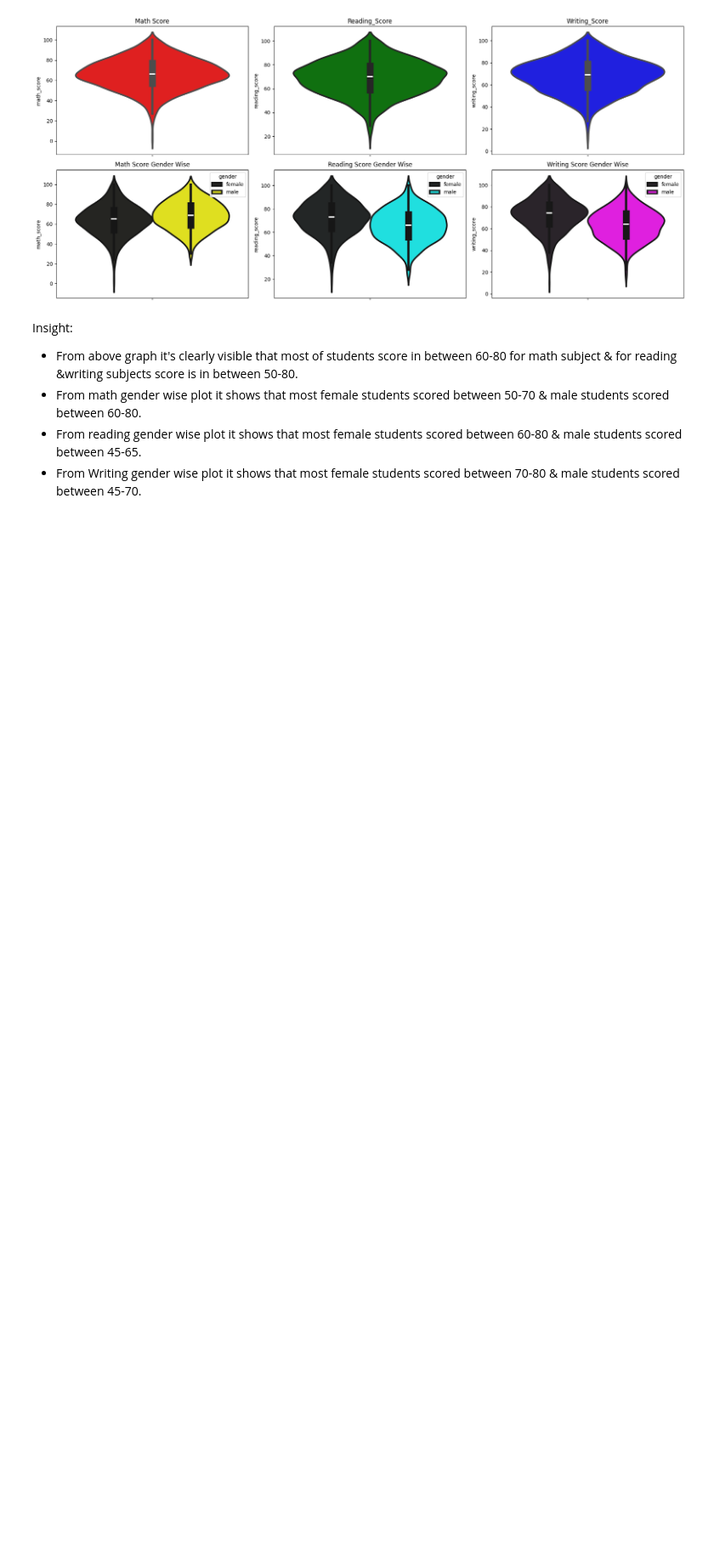
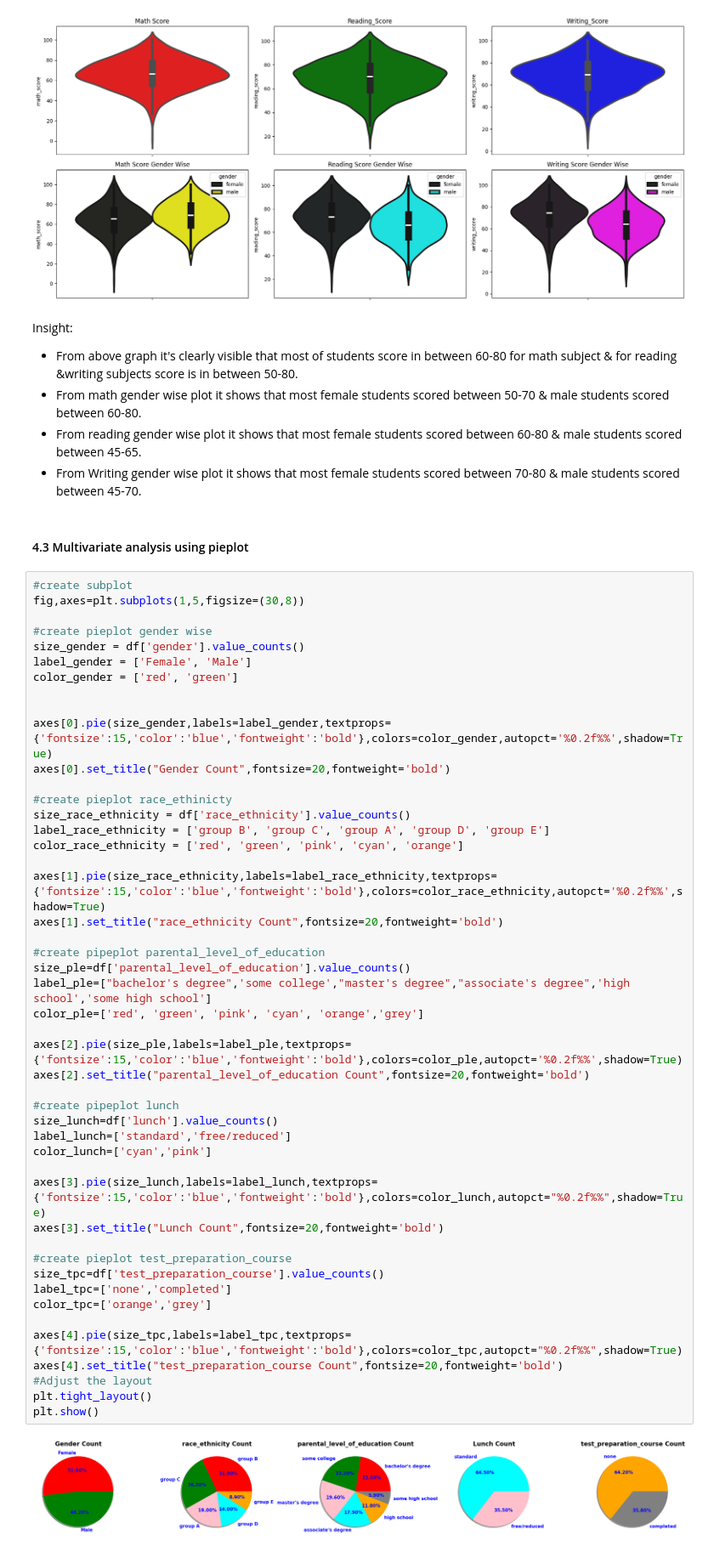
Before and after one commit to RahulHattaragi96/ML_Project_1, a Jupyter notebook: notebook/EDA STUDENT PERFORMANCE.ipynb, the cells around one changed output. Shown at 85% size. Drawn from its saved outputs; the diff is of its cells as text; blank space fills up the shorter version.

```diff
--- a/notebook/EDA STUDENT PERFORMANCE.ipynb
+++ b/notebook/EDA STUDENT PERFORMANCE.ipynb
@@ -396,3 +396,54 @@ Insight:
 * From math gender wise plot it shows that most female students scored between 50-70 & male students scored between 60-80.
 * From reading gender wise plot it shows that most female students scored between 60-80 & male students scored between 45-65.
 * From Writing gender wise plot it shows that most female students scored between 70-80 & male students scored between 45-70.
+# %% [markdown]
+#### 4.3 Multivariate analysis using pieplot
+# %%
+#create subplot
+fig,axes=plt.subplots(1,5,figsize=(30,8))
+
+#create pieplot gender wise
+size_gender = df['gender'].value_counts()
+label_gender = ['Female', 'Male']
+color_gender = ['red', 'green']
+
+
+axes[0].pie(size_gender,labels=label_gender,textprops={'fontsize':15,'color':'blue','fontweight':'bold'},colors=color_gender,autopct='%0.2f%%',shadow=True)
+axes[0].set_title("Gender Count",fontsize=20,fontweight='bold')
+
+#create pieplot race_ethinicty
+size_race_ethnicity = df['race_ethnicity'].value_counts()
+label_race_ethnicity = ['group B', 'group C', 'group A', 'group D', 'group E']
+color_race_ethnicity = ['red', 'green', 'pink', 'cyan', 'orange']
+
+axes[1].pie(size_race_ethnicity,labels=label_race_ethnicity,textprops={'fontsize':15,'color':'blue','fontweight':'bold'},colors=color_race_ethnicity,autopct='%0.2f%%',shadow=True)
+axes[1].set_title("race_ethnicity Count",fontsize=20,fontweight='bold')
+
+#create pipeplot parental_level_of_education
+size_ple=df['parental_level_of_education'].value_counts()
+label_ple=["bachelor's degree",'some college',"master's degree","associate's degree",'high school','some high school']
+color_ple=['red', 'green', 'pink', 'cyan', 'orange','grey']
+
+axes[2].pie(size_ple,labels=label_ple,textprops={'fontsize':15,'color':'blue','fontweight':'bold'},colors=color_ple,autopct='%0.2f%%',shadow=True)
+axes[2].set_title("parental_level_of_education Count",fontsize=20,fontweight='bold')
+
+#create pipeplot lunch
+size_lunch=df['lunch'].value_counts()
+label_lunch=['standard','free/reduced']
+color_lunch=['cyan','pink']
+
+axes[3].pie(size_lunch,labels=label_lunch,textprops={'fontsize':15,'color':'blue','fontweight':'bold'},colors=color_lunch,autopct="%0.2f%%",shadow=True)
+axes[3].set_title("Lunch Count",fontsize=20,fontweight='bold')
+
+#create pieplot test_preparation_course
+size_tpc=df['test_preparation_course'].value_counts()
+label_tpc=['none','completed']
+color_tpc=['orange','grey']
+
+axes[4].pie(size_tpc,labels=label_tpc,textprops={'fontsize':15,'color':'blue','fontweight':'bold'},colors=color_tpc,autopct="%0.2f%%",shadow=True)
+axes[4].set_title("test_preparation_course Count",fontsize=20,fontweight='bold')
+#Adjust the layout
+plt.tight_layout()
+plt.show()
+# %% [output]
+[figure, added]
```
Also changed, not shown: parts of 16 cells of this notebook.
